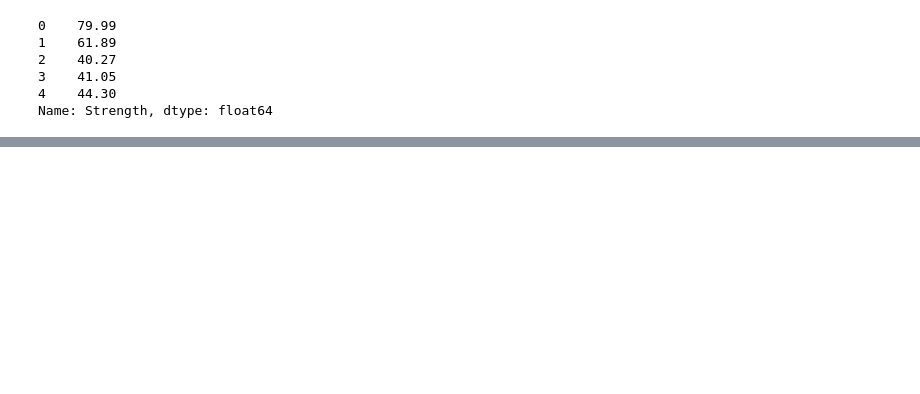
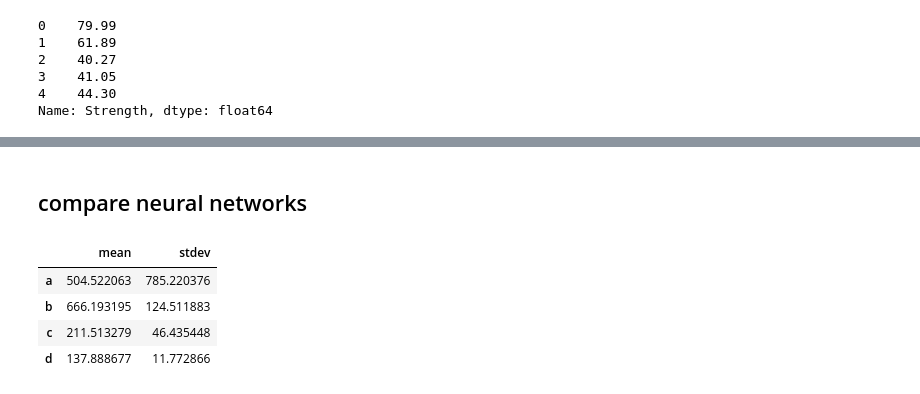
Before and after one commit to yassssssser/ibm-ai-eng, a Jupyter notebook: keras/keras-regression-project.ipynb, the cells around one changed output, grey strips where cells are left out. Drawn from its saved outputs; the diff is of its cells as text; code cells hidden in the pictures; blank space fills up the shorter version.

```diff
--- a/keras/keras-regression-project.ipynb
+++ b/keras/keras-regression-project.ipynb
@@ -88,0 +337,13 @@ def regression_model():
+# %% [markdown]
+## compare neural networks
+# %%
+#adding all means/std devs into single dataframe for comparisons
+compare = pd.DataFrame(data={'mean': [meana, meanb, meanc, meand], 'stdev': [stda, stdb, stdc, stdd]})
+compare.rename(index={0:'a',1:'b',2:'c',3:'d'}, inplace=True)
+compare
+# %% [output]
+|  | mean | stdev |
+| a | 504.522063 | 785.220376 |
+| b | 666.193195 | 124.511883 |
+| c | 211.513279 | 46.435448 |
+| d | 137.888677 | 11.772866 |
```
Also changed, not shown: parts of 24 cells of this notebook.
